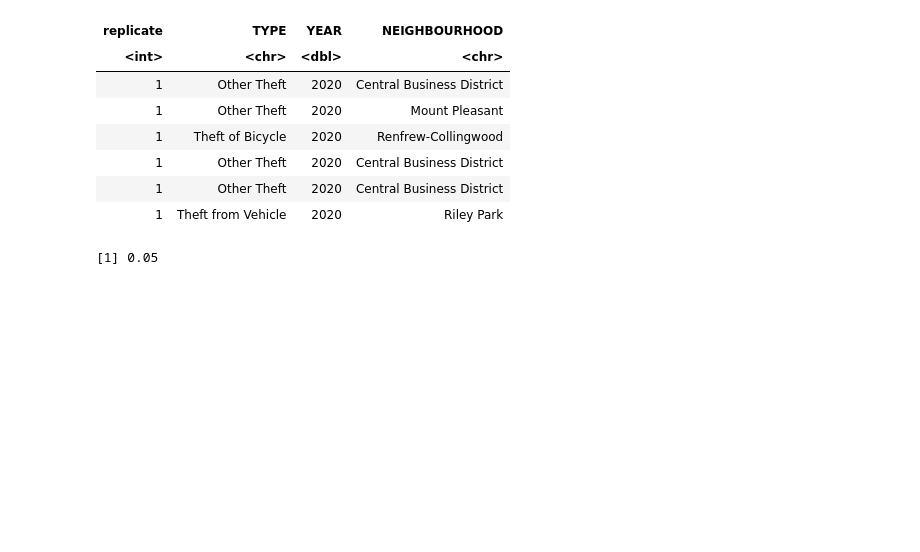
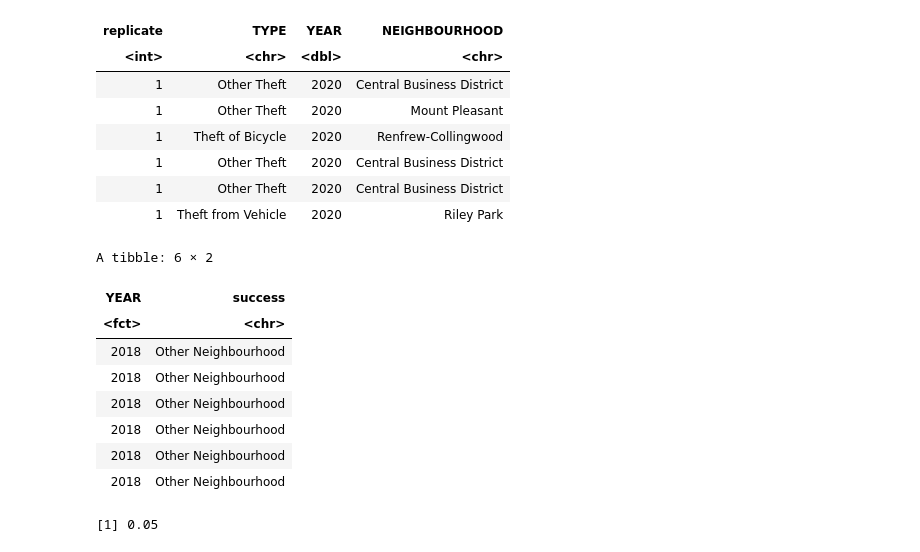
Before and after one commit to Krithik1/STAT_201_PROJECT, a Jupyter notebook: Final_Report.ipynb, the cells around one changed output. Saved outputs shown, nothing was run; the diff lists cells and outputs as text; code cells hidden in the pictures; blank space fills up the shorter version.

```diff
--- a/Final_Report.ipynb
+++ b/Final_Report.ipynb
@@ -250,6 +250,24 @@ A grouped_df: 6 × 4
 | 1 | Other Theft | 2020 | Central Business District |
 | 1 | Other Theft | 2020 | Central Business District |
 | 1 | Theft from Vehicle | 2020 | Riley Park |
+# %%
+both_samples <- rbind(all_theft_2018_sample, all_theft_2020_sample)%>%
+ungroup() %>%
+mutate(success = ifelse((NEIGHBOURHOOD=="Kitsilano"),"Kitsilano","Other Neighbourhood")) %>%
+mutate(YEAR = as.factor(YEAR)) %>%
+select(-c(replicate, TYPE, NEIGHBOURHOOD))
+
+head(both_samples)
+# %% [output]
+A tibble: 6 × 2
+| YEAR | success |
+| <fct> | <chr> |
+| 2018 | Other Neighbourhood |
+| 2018 | Other Neighbourhood |
+| 2018 | Other Neighbourhood |
+| 2018 | Other Neighbourhood |
+| 2018 | Other Neighbourhood |
+| 2018 | Other Neighbourhood |
 # %%
 # Calculating sample proportions
 # p1_hat: proportion of theft crimes in kitsilano in 2018 in sample
```
Also changed, not shown: parts of 2 cells of this notebook.
